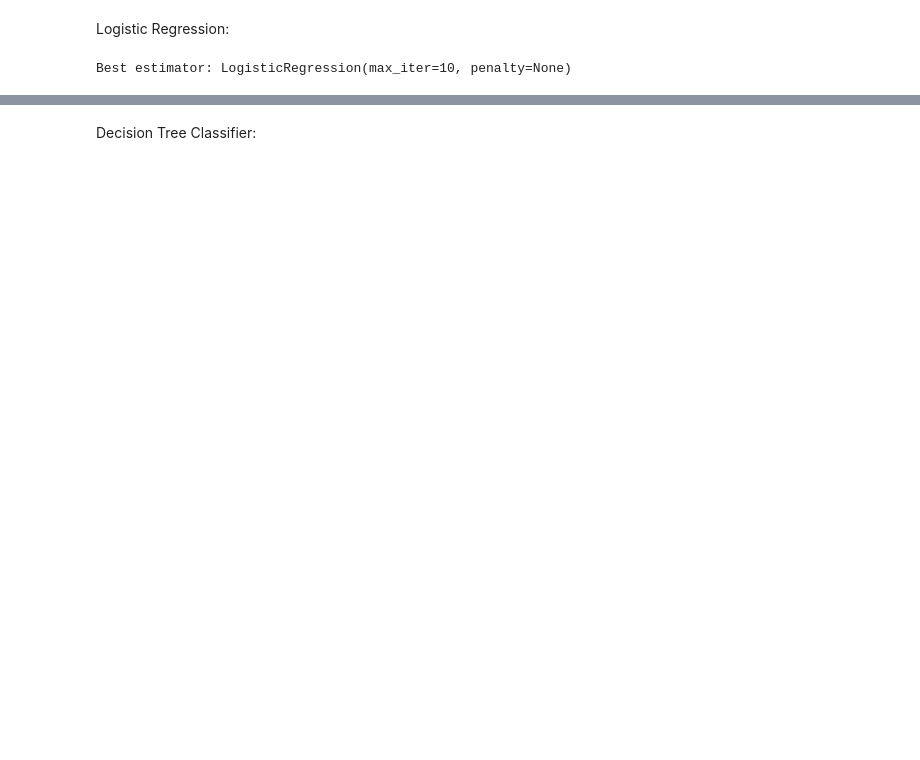
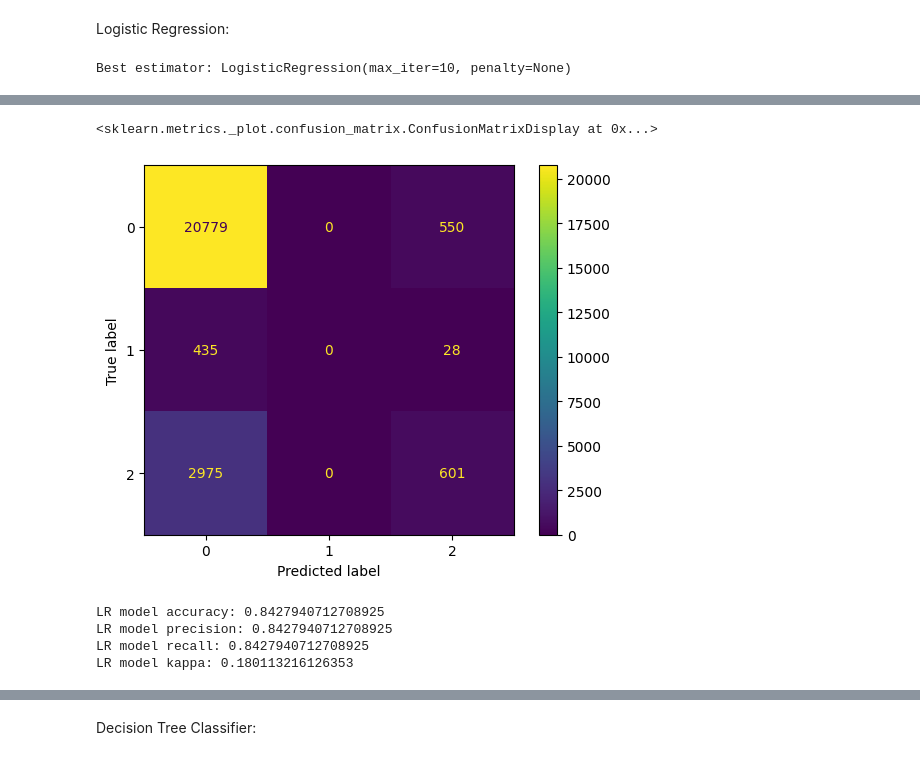
Before and after one commit to herrickc9614/geneticAlgorithm_SynthData, a Jupyter notebook: geneticAlgorithm_SynthData.ipynb, the cells around one changed output, grey strips where cells are left out. Cells and saved outputs as stored; diff of their text form; code cells hidden in the pictures; blank space fills up the shorter version.

```diff
--- a/geneticAlgorithm_SynthData.ipynb
+++ b/geneticAlgorithm_SynthData.ipynb
@@ -144,0 +269,23 @@ ConfusionMatrixDisplay(cm).plot()
+# %%
+#Genetic Algorithm Training
+regModel = regTuning.best_estimator_
+regModel.fit(gen_X, gen_Y)
+regModel.score(X_test, y_test)
+
+y_pred = regModel.predict(X_test)
+
+cm = confusion_matrix(y_test,y_pred)
+ConfusionMatrixDisplay(cm).plot()
+# %% [output]
+<sklearn.metrics._plot.confusion_matrix.ConfusionMatrixDisplay at 0x...>
+[figure, added]
+# %%
+print("LR model accuracy:", metrics.accuracy_score(y_test, y_pred))
+print("LR model precision:", metrics.precision_score(y_test, y_pred, average='micro'))
+print("LR model recall:", metrics.recall_score(y_test, y_pred, average='micro'))
+print("LR model kappa:", metrics.cohen_kappa_score(y_test, y_pred))
+# %% [output]
+LR model accuracy: 0.8427940712708925
+LR model precision: 0.8427940712708925
+LR model recall: 0.8427940712708925
+LR model kappa: 0.180113216126353
```
Also changed, not shown: parts of 55 cells of this notebook.
